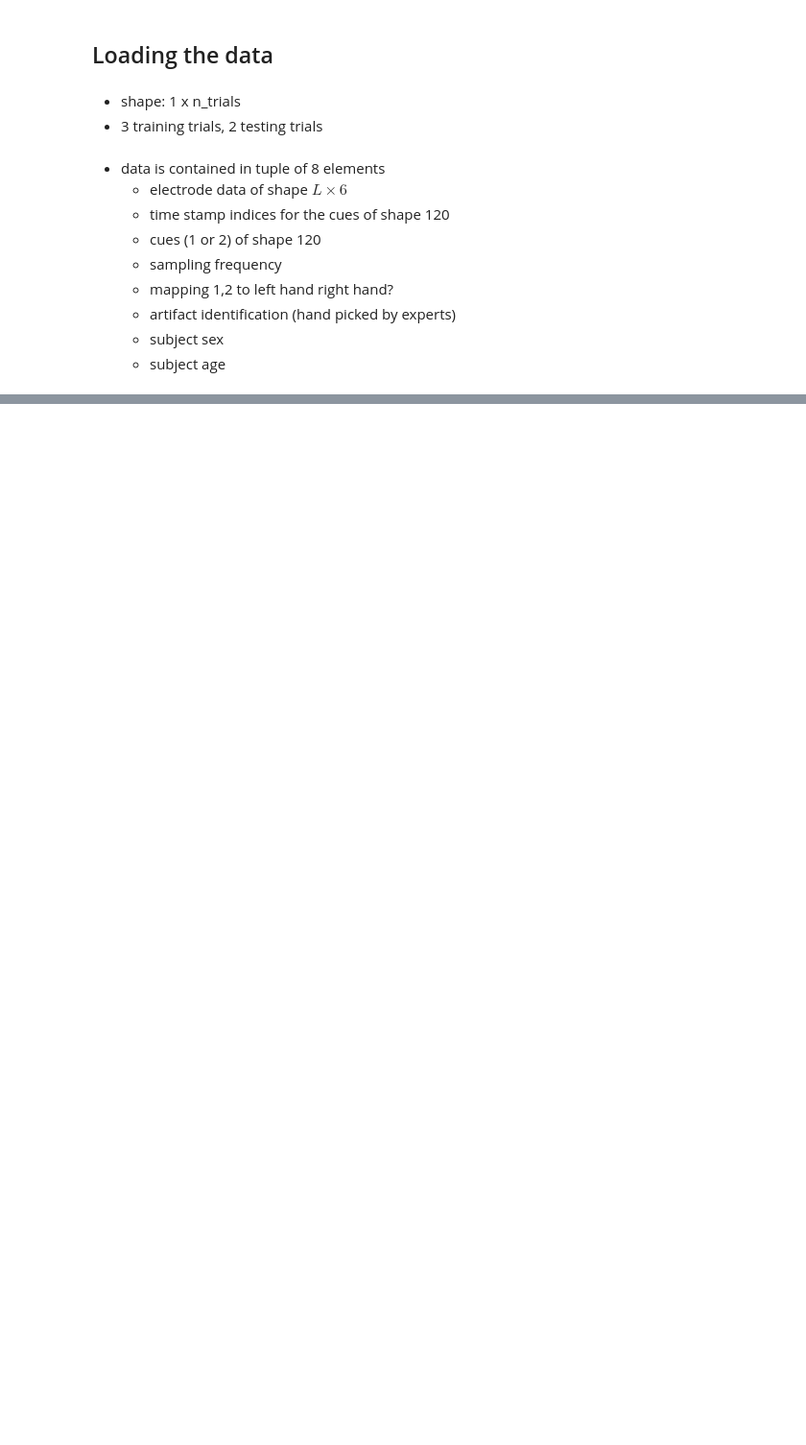
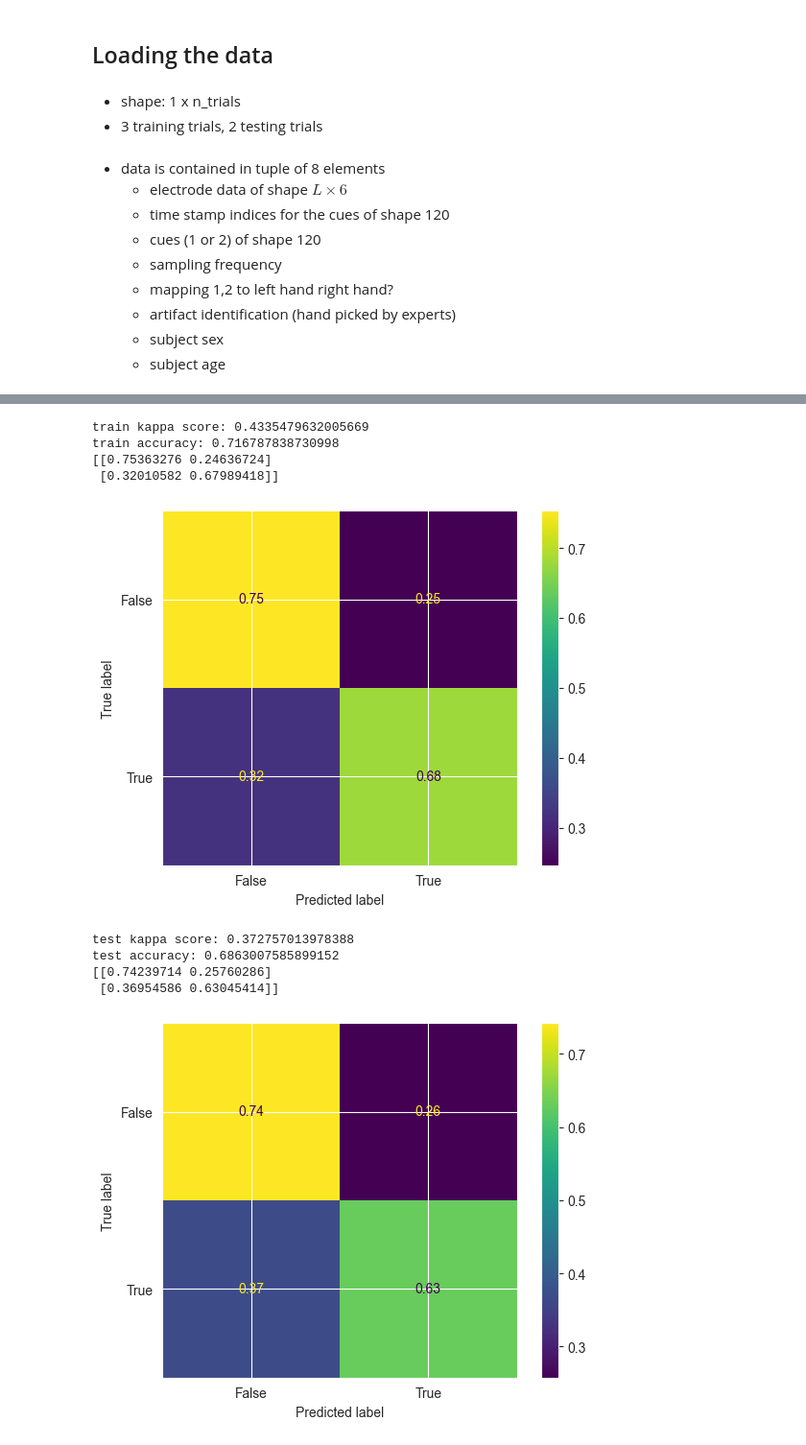
Before and after one commit to mcgill-neurotech/2024, a Jupyter notebook: classification/simple_classification.ipynb, the cells around one changed output, grey strips where cells are left out. Shown at 96% size. Cells and saved outputs as stored; diff of their text form; code cells hidden in the pictures; blank space fills up the shorter version.

```diff
--- a/classification/simple_classification.ipynb
+++ b/classification/simple_classification.ipynb
@@ -278,0 +448,2 @@ classifier = Classifier(dataset,t_baseline=-2,t_epoch=5)
+# %%
+classifier.set_epoch(3.75,1.5)
@@ -278,0 +461,16 @@ classifier = Classifier(dataset,t_baseline=-2,t_epoch=5)
+# %%
+%%capture
+classifier.fit()
+# %%
+_ = classifier.test()
+# %% [output]
+train kappa score: 0.4335479632005669
+train accuracy: 0.716787838730998
+[[0.75363276 0.24636724]
+ [0.32010582 0.67989418]]
+[figure, added]
+test kappa score: 0.372757013978388
+test accuracy: 0.6863007585899152
+[[0.74239714 0.25760286]
+ [0.36954586 0.63045414]]
+[figure, added]
```
Also changed, not shown: parts of 17 cells of this notebook.
